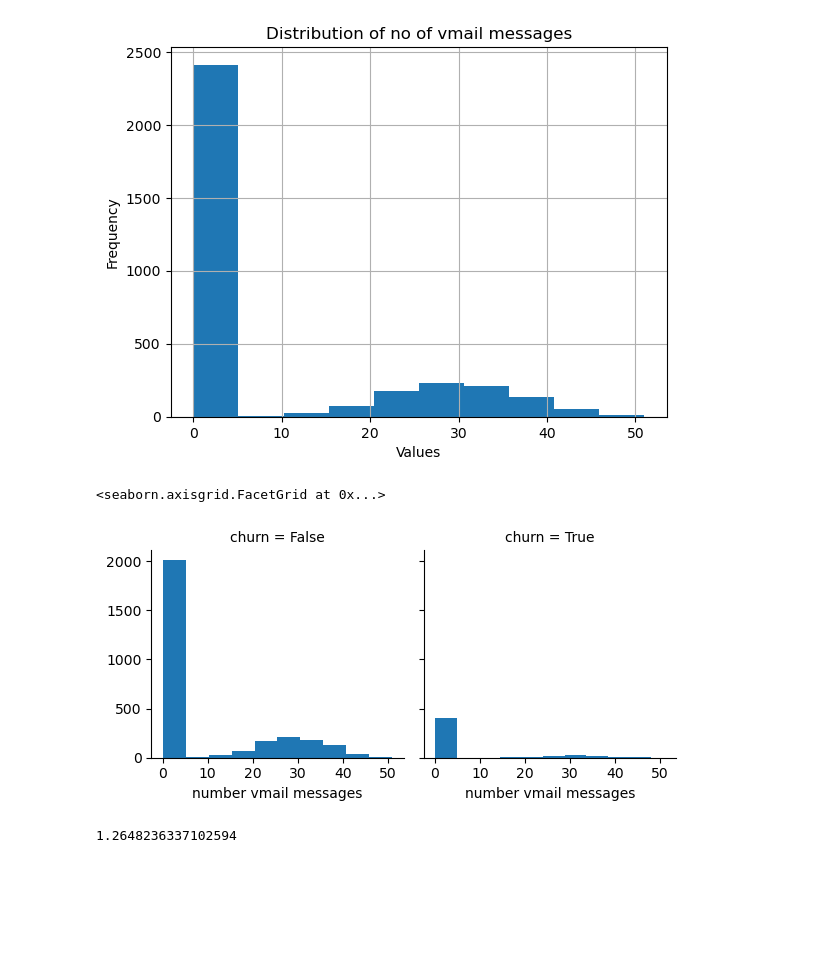
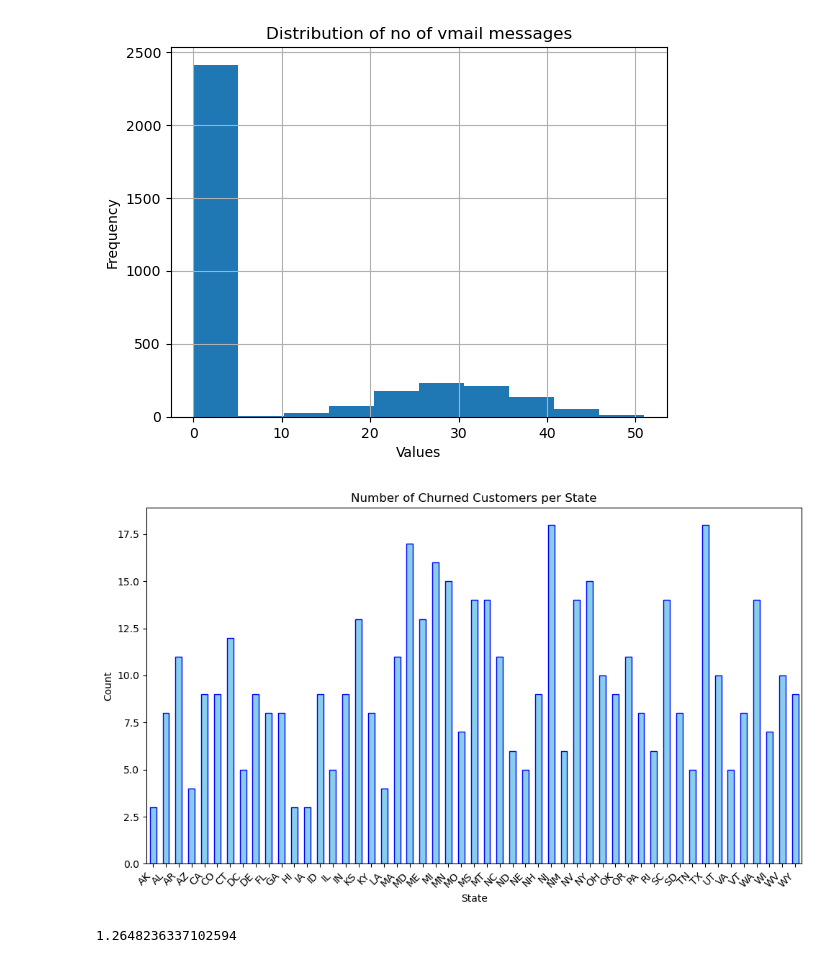
Before and after one commit to njerinjuguna/Customer-Churn, a Jupyter notebook: index.ipynb, the cells around one changed output. Drawn from its saved outputs; the diff is of its cells as text; code cells hidden in the pictures; blank space fills up the shorter version.

```diff
--- a/index.ipynb
+++ b/index.ipynb
@@ -273,12 +279,19 @@ plt.title('Distribution of no of vmail messages')
 plt.show()
 # %% [output]
 [figure]
-# %%
-vmail = sns.FacetGrid(df, col="churn")
-vmail.map(plt.hist, "number vmail messages")
-# %% [output]
-<seaborn.axisgrid.FacetGrid at 0x...>
-[figure, removed]
+# %%
+churn_perstate = df.groupby('state')['churn'].sum()
+
+plt.figure(figsize=(10, 6))
+churn_perstate.plot(kind='bar', color='skyblue', edgecolor='blue')
+plt.title("Number of Churned Customers per State")
+plt.xlabel("State")
+plt.ylabel("Count")
+plt.xticks(rotation=45, ha='right')
+plt.tight_layout()
+plt.show()
+# %% [output]
+[figure, added]
 # %%
 #plt.figure(figsize=(12,8))
 #sns.scatterplot(x='account length', y='total charge')
```
Also changed, not shown: parts of 6 cells of this notebook, 11 other files.
